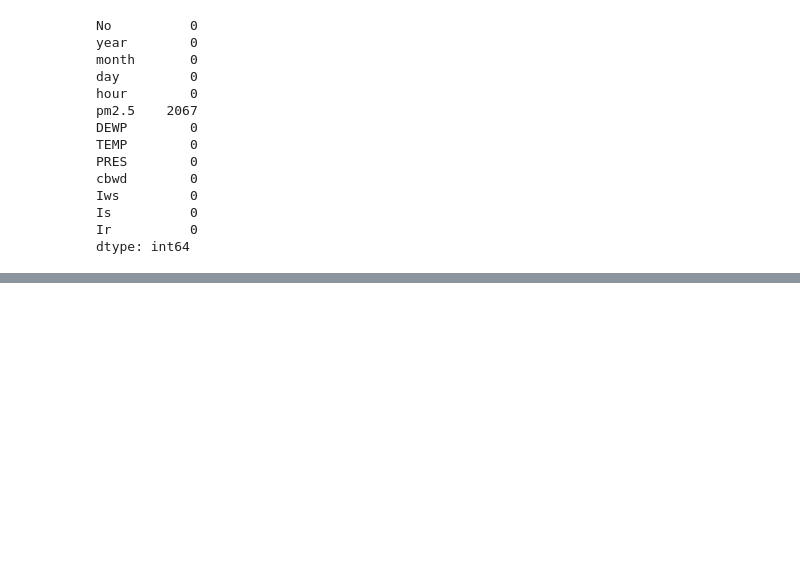
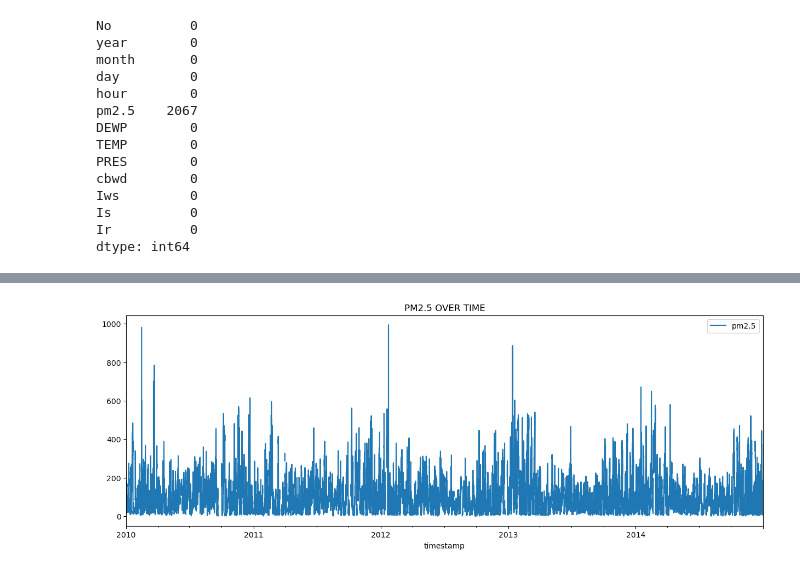
Before and after one commit to TimiNiyi/Air-quality-forecast-prediction-model, a Jupyter notebook: Data Cleaning and exploration with MongoDB.ipynb, the cells around one changed output, grey strips where cells are left out. Drawn from its saved outputs; the diff is of its cells as text; code cells hidden in the pictures; blank space fills up the shorter version.

```diff
--- a/Data Cleaning and exploration with MongoDB.ipynb
+++ b/Data Cleaning and exploration with MongoDB.ipynb
@@ -59,0 +425,9 @@ dtype: int64
+# %%
+df.plot(
+    x="timestamp",
+    y="pm2.5",
+    figsize=(15, 5),
+    title = "PM2.5 OVER TIME"
+);
+# %% [output]
+[figure, added]
```
Also changed, not shown: parts of 44 cells of this notebook.
